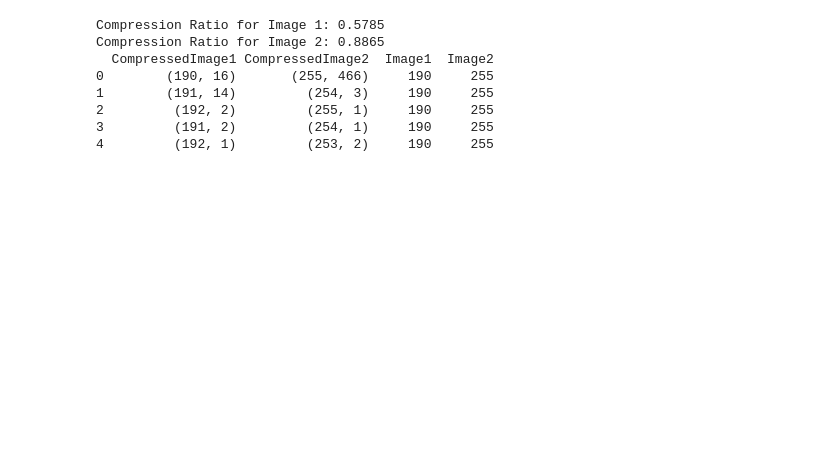
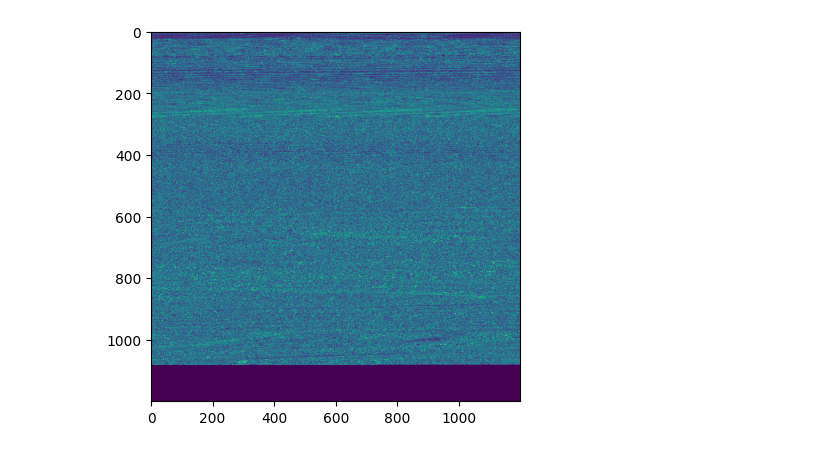
Before and after one commit to Spynoodles/KaggleA2, a Jupyter notebook: pipeline.ipynb, the cells around one changed output. Cells and saved outputs as stored; diff of their text form; code cells hidden in the pictures; blank space fills up the shorter version.

```diff
--- a/pipeline.ipynb
+++ b/pipeline.ipynb
@@ -94,23 +159,19 @@ print(submission.head())
 # %%
 # Paths to the images (replace with your file paths)
-
 image1_path = "Watermarked_Image1.tiff"
 image2_path = "Watermarked_Image2.tiff"
 
 # Process the images and create the submission DataFrame
-submission, bitstream1, bitstream2, reconstructed_image1, reconstructed_image2 = process_images(image1_path, image2_path)
+submission ,r1,r2= process_images(image1_path, image2_path)
 
-# Save the submission DataFrame as CSV (if needed)
+# Save the submission DataFrame as CSV
 submission.to_csv("submission.csv", index=False)
 
 # Display a portion of the submission
 print(submission.head())
-# %% [output]
-Compression Ratio for Image 1: 0.5785
-Compression Ratio for Image 2: 0.8865
-  CompressedImage1 CompressedImage2  Image1  Image2
-0        (190, 16)       (255, 466)     190     255
-1        (191, 14)         (254, 3)     190     255
-2         (192, 2)         (255, 1)     190     255
-3         (191, 2)         (254, 1)     190     255
-4         (192, 1)         (253, 2)     190     255
+# %%
+plt.imshow(r1)
+# plt.imshow(r2)
+plt.show()
+# %% [output]
+[figure, added]
```
Also changed, not shown: parts of 2 cells of this notebook, 4 other files.
